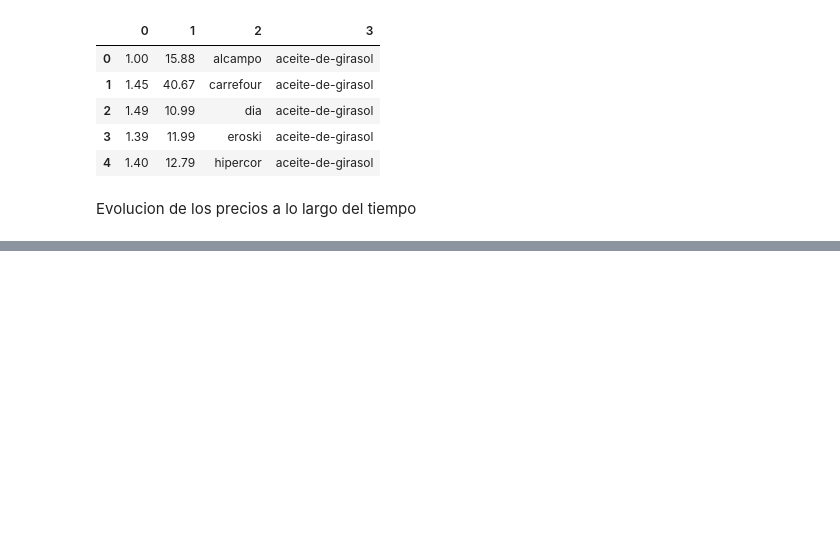
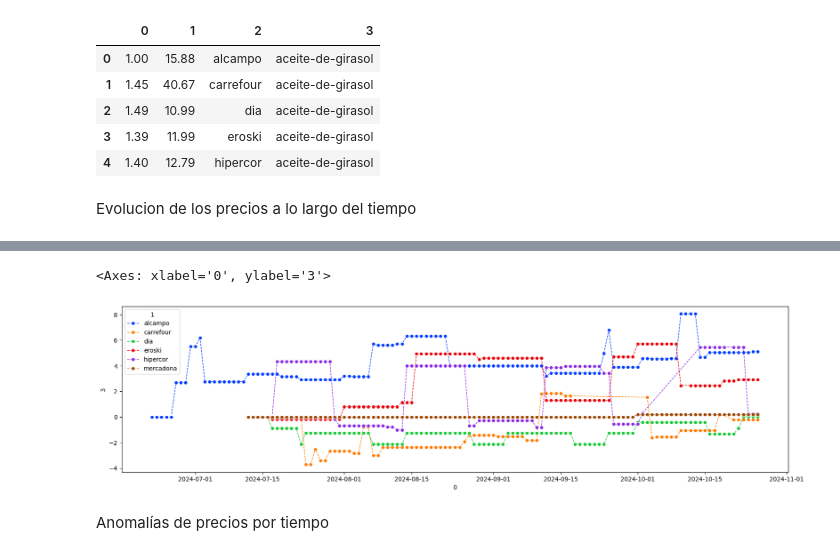
Before and after one commit to ngcarvajall/Proyecto1-AnalisisFacua, a Jupyter notebook: Notebooks/EDA.ipynb, the cells around one changed output, grey strips where cells are left out. Saved outputs shown, nothing was run; the diff lists cells and outputs as text; code cells hidden in the pictures; blank space fills up the shorter version.

Commit message:
visualizaciones

```diff
--- a/Notebooks/EDA.ipynb
+++ b/Notebooks/EDA.ipynb
@@ -146,0 +173,17 @@ Evolucion de los precios a lo largo del tiempo
+# %%
+cursor=conexion.cursor()
+query_evolucion_precios_g="""
+SELECT dh.fecha, s.supermercado , c.categoria , sum(dh.variación)
+OVER (PARTITION BY s.supermercado, c.categoria ORDER BY dh.fecha) AS Variacion_acumulada
+FROM datos_historicos dh
+INNER JOIN supermercado s ON dh.id_supermercado = s.id_supermercado
+INNER JOIN categoria c ON dh.id_categoria = c.id_categoria
+WHERE c.categoria = 'aceite-de-girasol'
+ORDER BY c.categoria, s.supermercado, dh.fecha;
+"""
+cursor.execute(query_evolucion_precios_g)
+df_variacion_acumulada_precio_g = pd.DataFrame(cursor.fetchall())
+# cursor.close()
+# conexion.close()
+# %%
+df_variacion_acumulada_precio_g[0] = pd.to_datetime(df_variacion_acumulada_precio_g[0])
@@ -146,0 +199,15 @@ Evolucion de los precios a lo largo del tiempo
+# %%
+plt.figure(figsize=(20,5))
+sns.lineplot(x = df_variacion_acumulada_precio_g[0],
+              y = df_variacion_acumulada_precio_g[3],
+              hue = df_variacion_acumulada_precio_g[1],
+               marker = "o",
+                linewidth = 1,
+                palette="bright",
+                linestyle = "dashed",
+                errorbar = None)
+# %% [output]
+<Axes: xlabel='0', ylabel='3'>
+[figure, added]
+# %% [markdown]
+Anomalías de precios por tiempo
```
Also changed, not shown: parts of 20 cells of this notebook.
